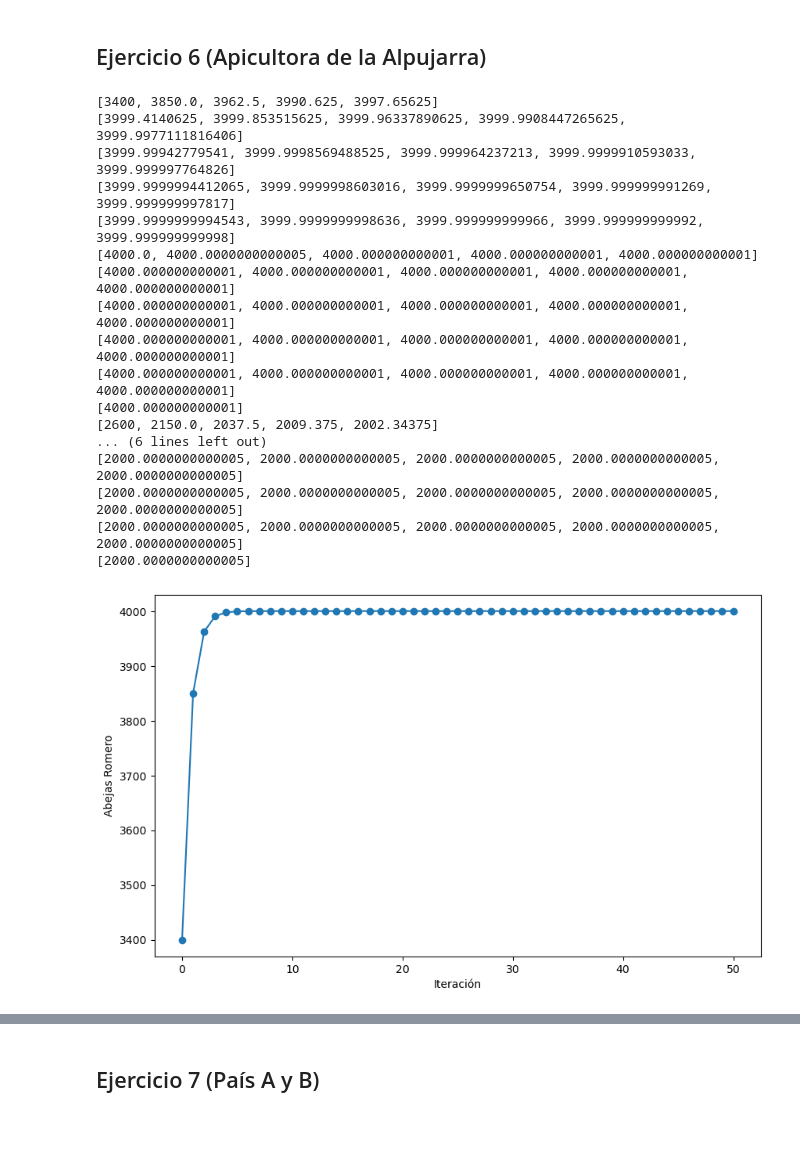
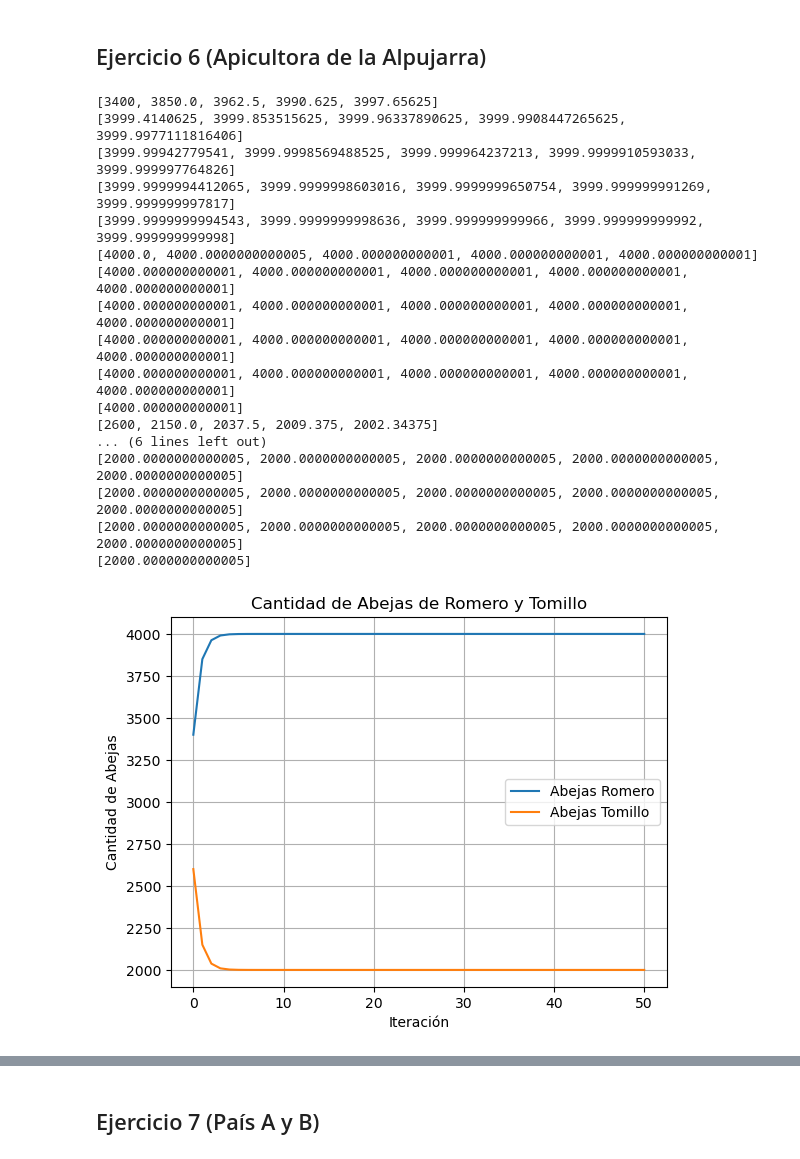
Before and after one commit to roberlks/ModelosMatematicos, a Jupyter notebook: MenuModelos.ipynb, the cells around one changed output, grey strips where cells are left out. Saved outputs shown, nothing was run; the diff lists cells and outputs as text; code cells hidden in the pictures; blank space fills up the shorter version.

```diff
--- a/MenuModelos.ipynb
+++ b/MenuModelos.ipynb
@@ -55,3 +41,22 @@ def graficar(secuencia, x_label, y_label):
+# %%
+def graficar(rango, secuencia, label, x_label, y_label, title):
+    plt.plot(rango, secuencia, label=label)
+    plt.xlabel(x_label)
+    plt.ylabel(y_label)
+    plt.title(title)
+    plt.legend()
+    plt.grid(True)
+    plt.show()
+
+def graficar_vectores(rango, y1, y2, label1, label2, xlabel, ylabel, title):
+    plt.plot(rango, y1, label=label1)
+    plt.plot(rango, y2, label=label2)
+    plt.xlabel(xlabel)
+    plt.ylabel(ylabel)
+    plt.title(title)
+    plt.legend()
+    plt.grid(True)
+    plt.show()
 # %%
 import matplotlib.pyplot as plt
 import numpy as np
@@ -320,33 +320,32 @@ tomillo_mantener = 0.5
 iteraciones = 50
 
 romero_lista, tomillo_lista = modelar_dos_recurrencias(romero_inicial, romero_mantener, tomillo_inicial, tomillo_mantener, iteraciones)
 
 # Imprimir los resultados cada 5 valores en líneas distintas
 for i in range(0, len(romero_lista), 5):
     print(romero_lista[i:i+5])
 
 # Imprimir los resultados cada 5 valores en líneas distintas
 for i in range(0, len(tomillo_lista), 5):
     print(tomillo_lista[i:i+5])
 
-graficar(romero_lista, "Iteración", "Abejas Romero")
-graficar(tomillo_lista, "Iteración", "Abejas Tomillo")
+graficar_vectores(range(iteraciones + 1), romero_lista, tomillo_lista, "Abejas Romero", "Abejas Tomillo", "Iteración", "Cantidad de Abejas", "Cantidad de Abejas de Romero y Tomillo")
 # %% [output]
 [3400, 3850.0, 3962.5, 3990.625, 3997.65625]
 [3999.4140625, 3999.853515625, 3999.96337890625, 3999.9908447265625, 3999.9977111816406]
 [3999.99942779541, 3999.9998569488525, 3999.999964237213, 3999.9999910593033, 3999.999997764826]
 [3999.9999994412065, 3999.9999998603016, 3999.9999999650754, 3999.999999991269, 3999.999999997817]
 [3999.9999999994543, 3999.9999999998636, 3999.999999999966, 3999.999999999992, 3999.999999999998]
 [4000.0, 4000.0000000000005, 4000.000000000001, 4000.000000000001, 4000.000000000001]
 [4000.000000000001, 4000.000000000001, 4000.000000000001, 4000.000000000001, 4000.000000000001]
 [4000.000000000001, 4000.000000000001, 4000.000000000001, 4000.000000000001, 4000.000000000001]
 [4000.000000000001, 4000.000000000001, 4000.000000000001, 4000.000000000001, 4000.000000000001]
 [4000.000000000001, 4000.000000000001, 4000.000000000001, 4000.000000000001, 4000.000000000001]
 [4000.000000000001]
 [2600, 2150.0, 2037.5, 2009.375, 2002.34375]
 ... (6 lines left out)
 [2000.0000000000005, 2000.0000000000005, 2000.0000000000005, 2000.0000000000005, 2000.0000000000005]
 [2000.0000000000005, 2000.0000000000005, 2000.0000000000005, 2000.0000000000005, 2000.0000000000005]
 [2000.0000000000005, 2000.0000000000005, 2000.0000000000005, 2000.0000000000005, 2000.0000000000005]
 [2000.0000000000005]
-[figure, old version]
+[figure, new version]
```
Also changed, not shown: parts of 17 cells of this notebook.
